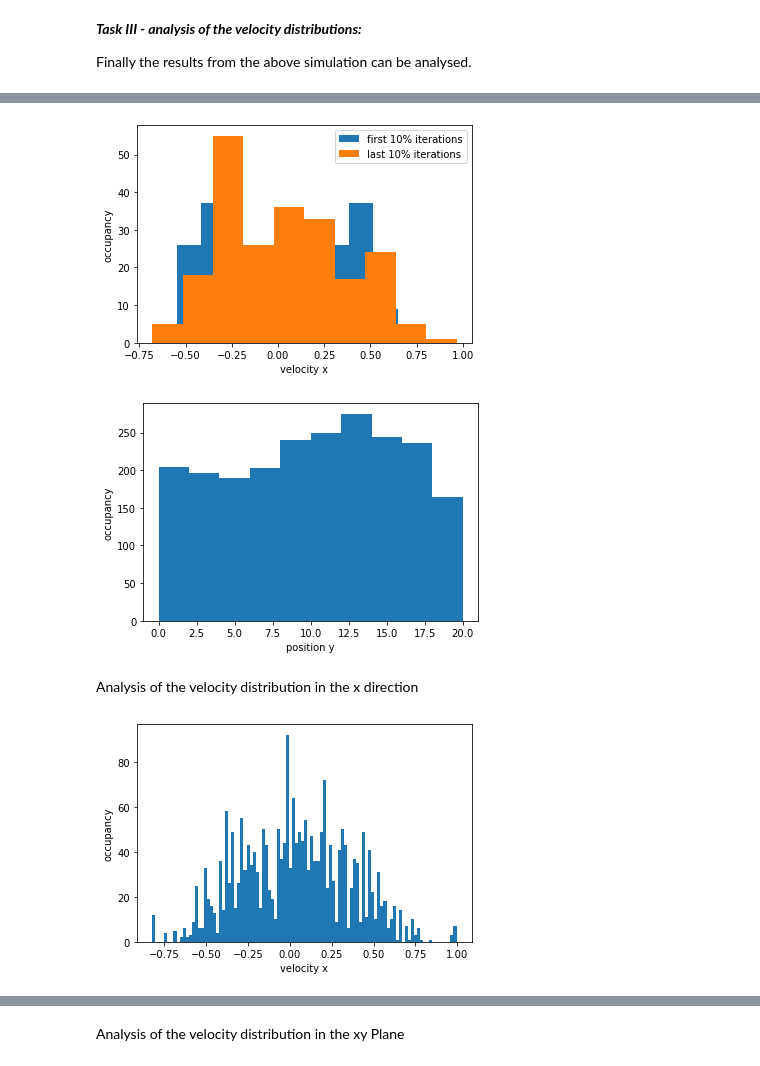
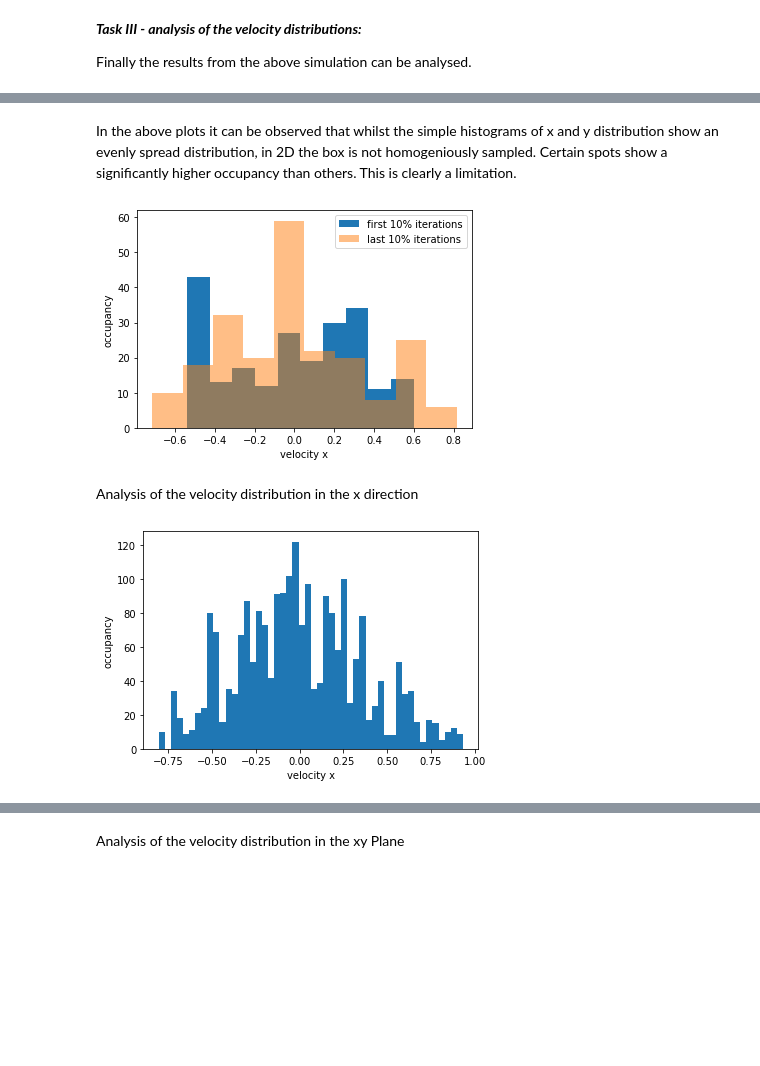
Before and after one commit to fsonak/VL_CCS, a Jupyter notebook: week_1.ipynb, the cells around one changed output, grey strips where cells are left out. Saved outputs shown, nothing was run; the diff lists cells and outputs as text; code cells hidden in the pictures; blank space fills up the shorter version.

```diff
--- a/week_1.ipynb
+++ b/week_1.ipynb
@@ -399,0 +354,12 @@ Analysis of the velocity distribution in x direction
+# %%
+# format of data_traj:
+
+list_for_histogramm = []
+for i in range(steps):
+    for j in range(number_of_particles):
+        list_for_histogramm.append((data_traj)[j, 0, i])
+
+plt.hist(list_for_histogramm,range=(0,box[0]),bins=10)
+plt.xlabel('position x')
+plt.ylabel('occupancy')
+plt.show()
@@ -399,0 +368,12 @@ Analysis of the velocity distribution in x direction
+# %%
+# histogram of the y positions
+
+list_for_histogramm = []
+for i in range(steps):
+    for j in range(number_of_particles):
+        list_for_histogramm.append((data_traj)[j, 1, i])
+
+plt.hist(list_for_histogramm,range=(0,box[0]),bins=10)
+plt.xlabel('position y')
+plt.ylabel('occupancy')
+plt.show()
@@ -400,44 +402,32 @@ Analysis of the velocity distribution in x direction
+# %% [markdown]
+In the above plots it can be observed that whilst the simple histograms of x and y distribution show an evenly spread distribution, in 2D the box is not homogeniously sampled. Certain spots show a significantly higher occupancy than others. This is clearly a limitation.
 # %%
+# comparison of different iteration parts
 
-#print(data_traj [:, (1), :])
-
+# first 10%
 a = []
 for i in range(np.int(0.1 *steps)):
     for j in range(number_of_particles):
         a.append(data_traj[j,2,i])
 
+# last 10%
 b = []
 i_0 = np.int(0.9 * steps)-1
 for i in range(np.int(0.1 * steps)):
     i = i+i_0
 
     for j in range(number_of_particles):
         b.append(data_traj[j,2,i])
     i = i+1
 
-# print(a)
 plt.hist(a,bins=10, label = 'first 10% iterations')
-plt.hist(b,bins=10, label = 'last 10% iterations')
+plt.hist(b,bins=10, label = 'last 10% iterations', alpha=0.5)
 plt.xlabel('velocity x')
 plt.ylabel('occupancy')
 plt.legend()
 plt.show()
 # %% [output]
-[figure, old version]
+[figure, new version]
-# %%
-# histogram of the y positions
-
-a = []
-for i in range(steps):
-    for j in range(number_of_particles):
-        a.append((data_traj)[j, 1, i])
-
-plt.hist(a,range=(0,box[0]),bins=10)
-plt.xlabel('position y')
-plt.ylabel('occupancy')
-plt.show()
-# %% [output]
-[figure, removed]
 # %% [markdown]
 Analysis of the velocity distribution in the x direction
 # %%
@@ -453,12 +443,12 @@ for i in range(steps):
     for j in range(number_of_particles):
         a.append((data_traj)[j, 2, i])
 
-plt.hist(a,bins=100)
+plt.hist(a,bins=50)
 plt.xlabel('velocity x')
 plt.ylabel('occupancy')
 plt.show()
 # %% [output]
-[figure, old version]
+[figure, new version]
 # %%
 # histogram of the y velocity
 
```
Also changed, not shown: parts of 20 cells of this notebook.
